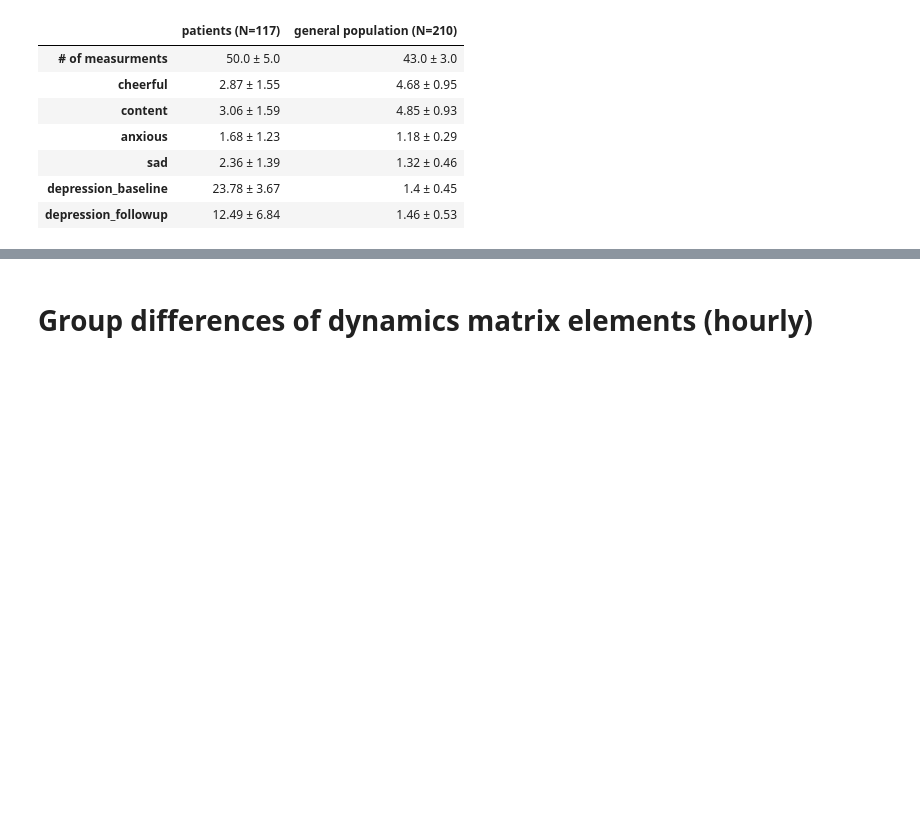
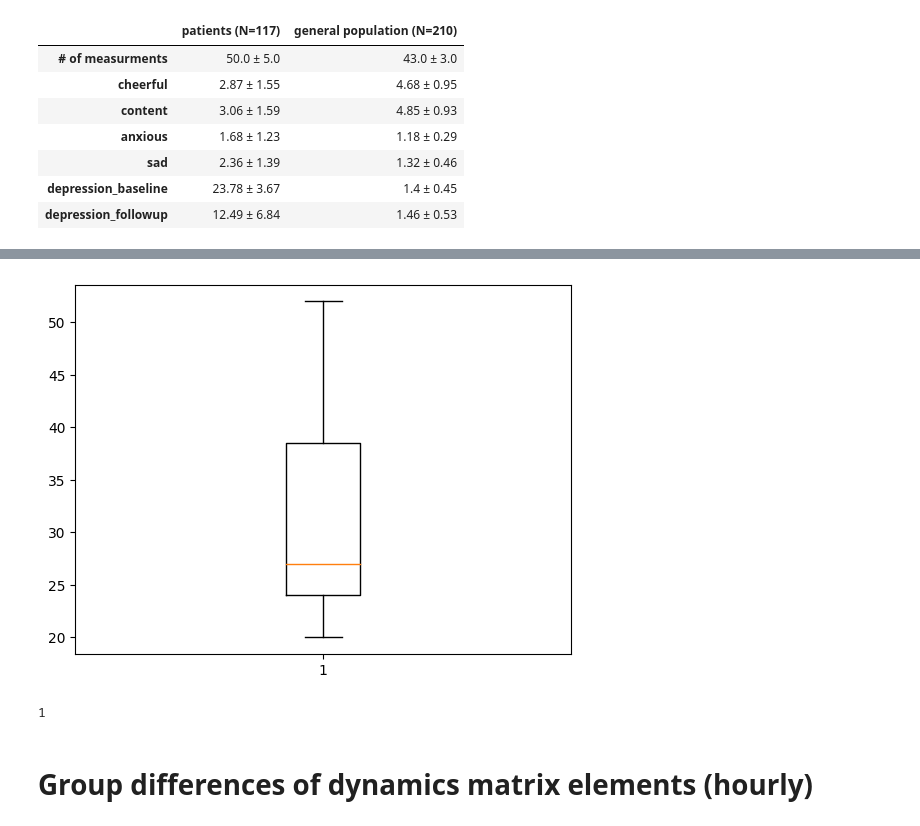
Before and after one commit to jolandamalamud/esmssm_public, a Jupyter notebook: code/python/analysis_leemput_dataset.ipynb, the cells around one changed output, grey strips where cells are left out. Drawn from its saved outputs; the diff is of its cells as text; code cells hidden in the pictures; blank space fills up the shorter version.

```diff
--- a/code/python/analysis_leemput_dataset.ipynb
+++ b/code/python/analysis_leemput_dataset.ipynb
@@ -118,3 +147,15 @@ dynamics, basic_char = prep.extract_dynamic_features(data)
+# %%
+plt.boxplot(np.squeeze(min_timegap), showfliers=False);
+# %% [output]
+[figure, added]
+# %%
+# Greatest common divisor
+import math
+from functools import reduce
+gcd = reduce(math.gcd, timegaps.astype(int))
+print(gcd)  # Output: 2
+# %% [output]
+1
 # %% [markdown]
 # Group differences of dynamics matrix elements (hourly)
 # %%
```
Also changed, not shown: parts of 5 cells of this notebook.
